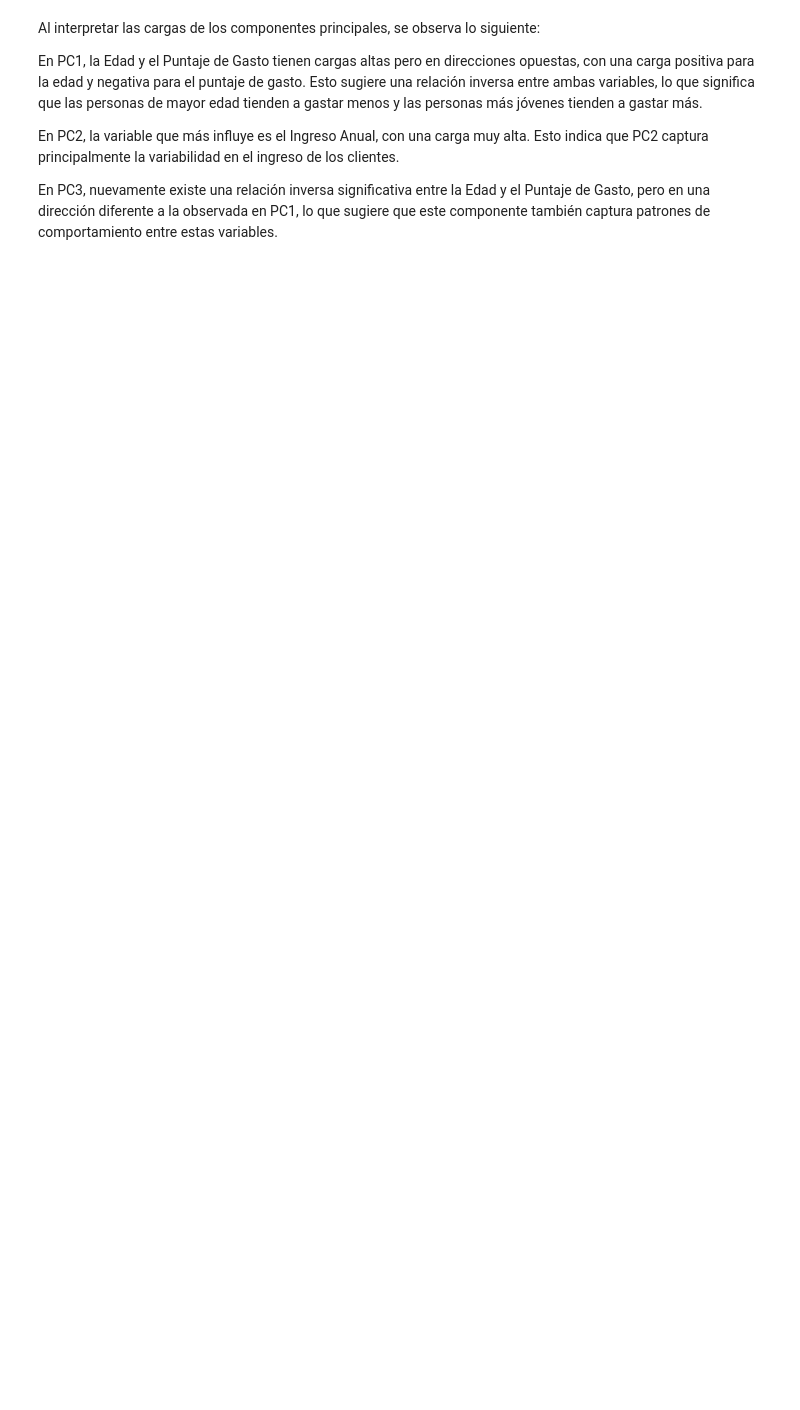
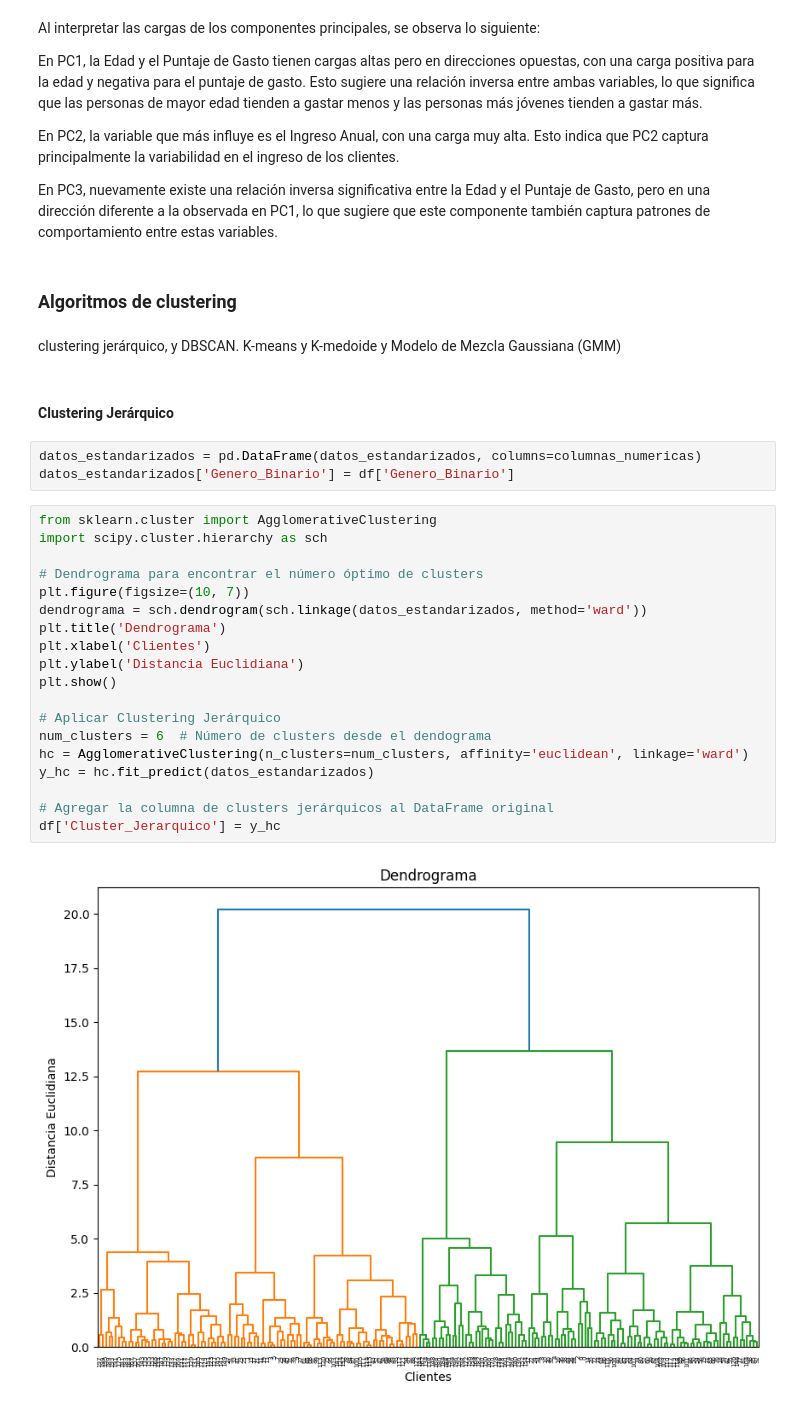
Before and after one commit to mateotenis98/Proyecto-ANS, a Jupyter notebook: Code/Proyecto.ipynb, the cells around one changed output. Drawn from its saved outputs; the diff is of its cells as text; blank space fills up the shorter version.

Commit message:
Aplicacion Algoritmos de Clustering
se aplican diferentes algortimos como k-means, debscan y gmm, se generan algunos graficos de los clusters

```diff
--- a/Code/Proyecto.ipynb
+++ b/Code/Proyecto.ipynb
@@ -349,3 +349,34 @@ En PC1, la Edad y el Puntaje de Gasto tienen cargas altas pero en direcciones op
 En PC2, la variable que más influye es el Ingreso Anual, con una carga muy alta. Esto indica que PC2 captura principalmente la variabilidad en el ingreso de los clientes.
 
 En PC3, nuevamente existe una relación inversa significativa entre la Edad y el Puntaje de Gasto, pero en una dirección diferente a la observada en PC1, lo que sugiere que este componente también captura patrones de comportamiento entre estas variables.
+# %% [markdown]
+### Algoritmos de clustering
+# %% [markdown]
+clustering jerárquico, y DBSCAN. K-means  y  K-medoide y Modelo  de
+Mezcla Gaussiana (GMM)
+# %% [markdown]
+#### Clustering Jerárquico
+# %%
+datos_estandarizados = pd.DataFrame(datos_estandarizados, columns=columnas_numericas)
+datos_estandarizados['Genero_Binario'] = df['Genero_Binario']
+# %%
+from sklearn.cluster import AgglomerativeClustering
+import scipy.cluster.hierarchy as sch
+
+# Dendrograma para encontrar el número óptimo de clusters
+plt.figure(figsize=(10, 7))
+dendrograma = sch.dendrogram(sch.linkage(datos_estandarizados, method='ward'))
+plt.title('Dendrograma')
+plt.xlabel('Clientes')
+plt.ylabel('Distancia Euclidiana')
+plt.show()
+
+# Aplicar Clustering Jerárquico
+num_clusters = 6  # Número de clusters desde el dendograma
+hc = AgglomerativeClustering(n_clusters=num_clusters, affinity='euclidean', linkage='ward')
+y_hc = hc.fit_predict(datos_estandarizados)
+
+# Agregar la columna de clusters jerárquicos al DataFrame original
+df['Cluster_Jerarquico'] = y_hc
+# %% [output]
+[figure, added]
```
Also changed, not shown: parts of 23 cells of this notebook, 14 other files.
